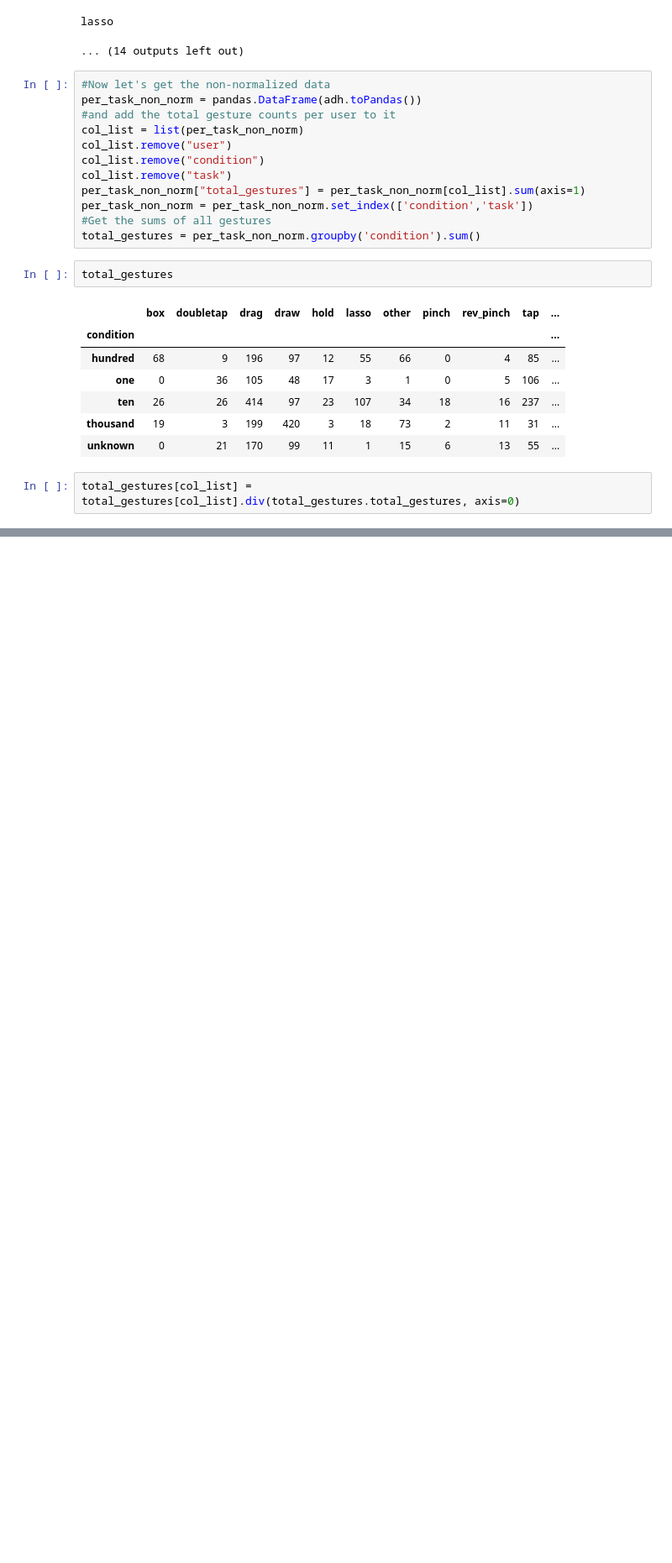
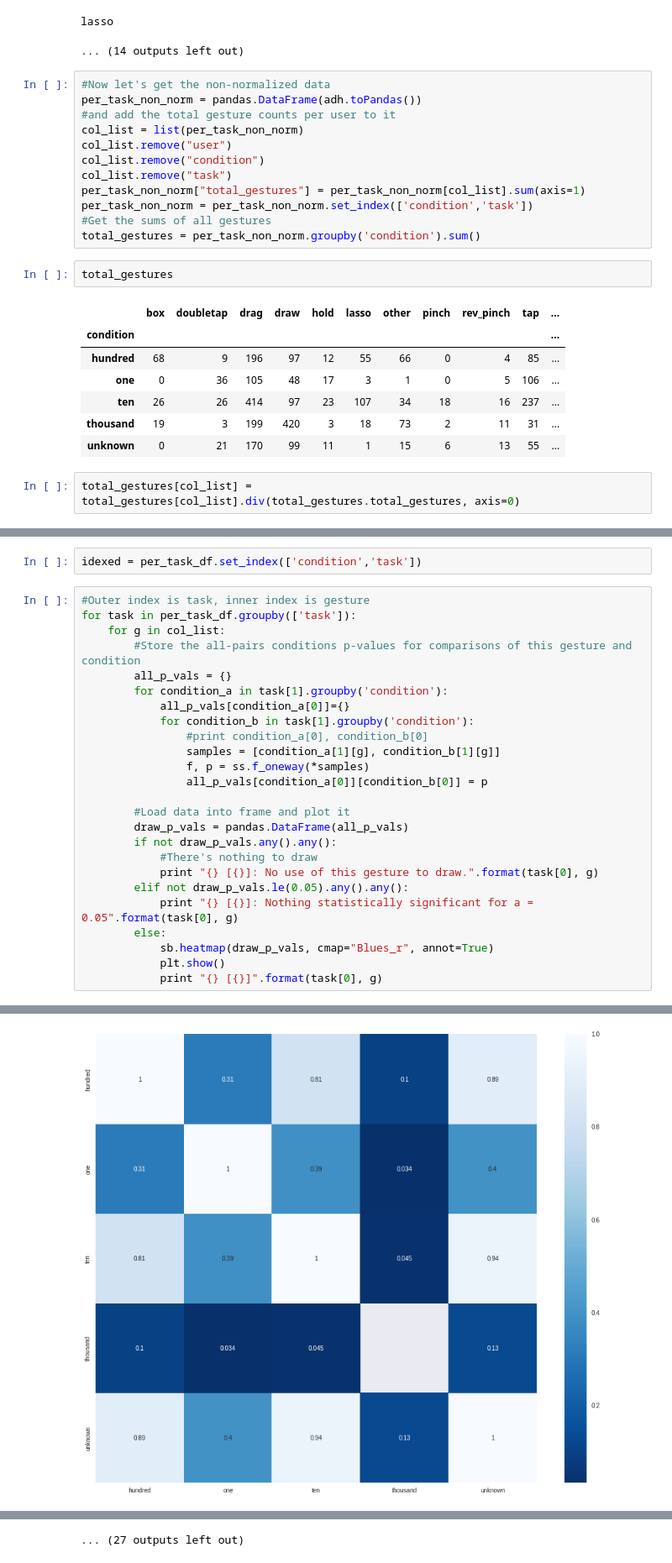
Before and after one commit to ab3nd/TinyRobo, a Jupyter notebook: data/analysis_and_normalization.ipynb, the cells around one changed output, grey strips where cells are left out. Shown at 84% size. Cells and saved outputs as stored; diff of their text form; blank space fills up the shorter version.

```diff
--- a/data/analysis_and_normalization.ipynb
+++ b/data/analysis_and_normalization.ipynb
@@ -312,0 +364,28 @@ sb.heatmap(draw_p_vals, cmap=cm)
+# %%
+idexed = per_task_df.set_index(['condition','task'])
+# %%
+#Outer index is task, inner index is gesture
+for task in per_task_df.groupby(['task']):
+    for g in col_list:
+        #Store the all-pairs conditions p-values for comparisons of this gesture and condition
+        all_p_vals = {}
+        for condition_a in task[1].groupby('condition'):
+            all_p_vals[condition_a[0]]={}
+            for condition_b in task[1].groupby('condition'):
+                #print condition_a[0], condition_b[0]
+                samples = [condition_a[1][g], condition_b[1][g]]
+                f, p = ss.f_oneway(*samples)
+                all_p_vals[condition_a[0]][condition_b[0]] = p
+
+        #Load data into frame and plot it
+        draw_p_vals = pandas.DataFrame(all_p_vals)
+        if not draw_p_vals.any().any():
+            #There's nothing to draw
+            print "{} [{}]: No use of this gesture to draw.".format(task[0], g)
+        elif not draw_p_vals.le(0.05).any().any():
+            print "{} [{}]: Nothing statistically significant for a = 0.05".format(task[0], g)
+        else:
+            sb.heatmap(draw_p_vals, cmap="Blues_r", annot=True)
+            plt.show()
+            print "{} [{}]".format(task[0], g)
+# %% [output]
@@ -312,0 +401 @@ sb.heatmap(draw_p_vals, cmap=cm)
+[figure, added]
@@ -312,0 +455 @@ sb.heatmap(draw_p_vals, cmap=cm)
+... (27 outputs left out)
```
Also changed, not shown: parts of 36 cells of this notebook, 2 other files.
